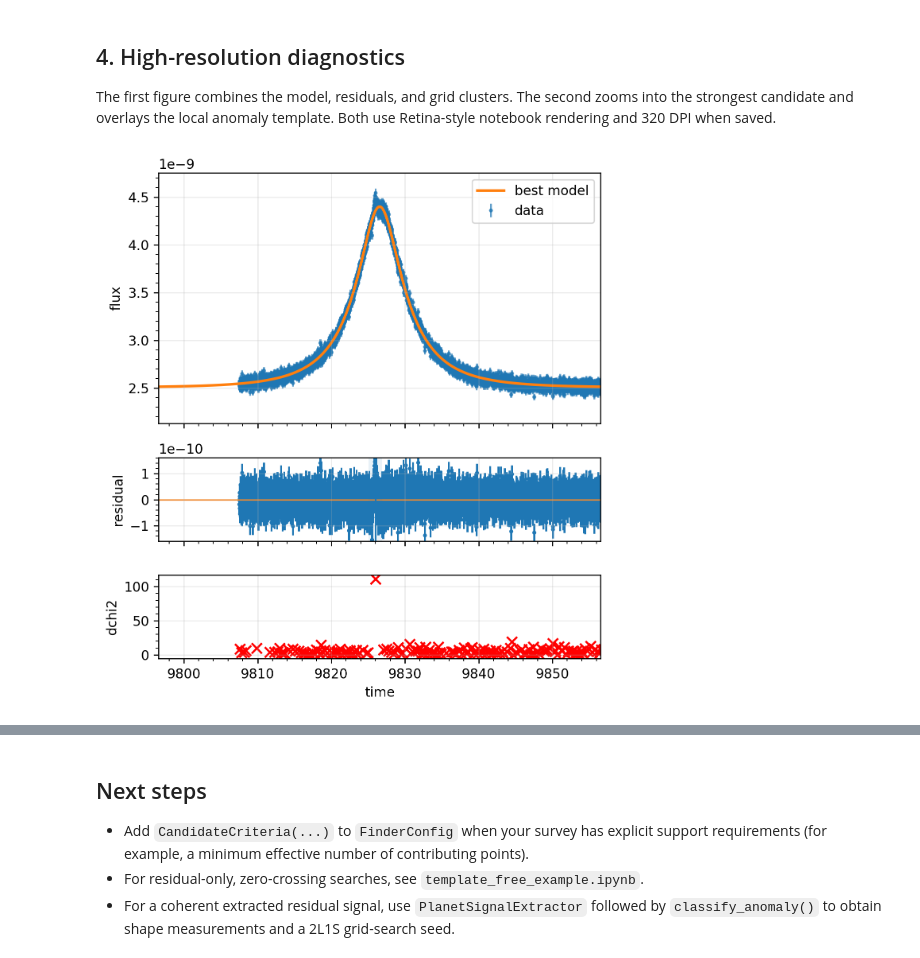
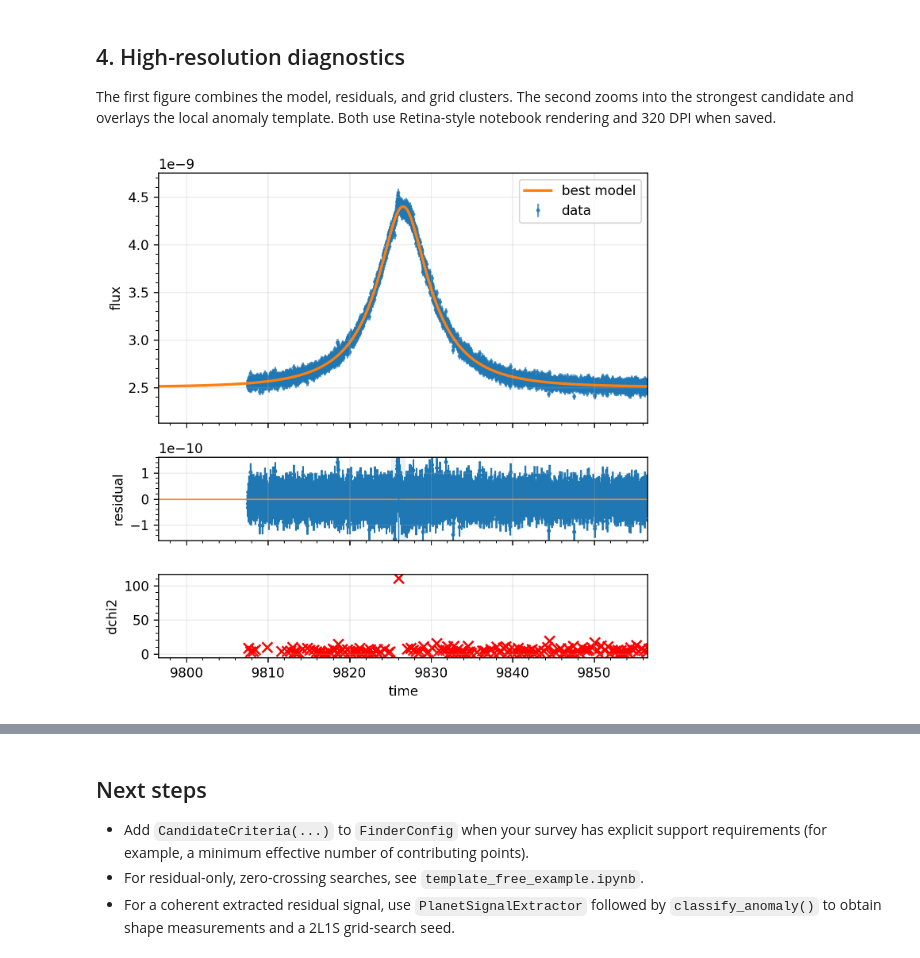
Before and after one commit to NunotaKansuke/jacscanomaly, a Jupyter notebook: example/template_scan_example.ipynb, the cells around one changed output, grey strips where cells are left out. Drawn from its saved outputs; the diff is of its cells as text; code cells hidden in the pictures.

```diff
--- a/example/template_scan_example.ipynb
+++ b/example/template_scan_example.ipynb
@@ -25,7 +25,7 @@ except ImportError:  # also works when run outside Jupyter
 plt.rcParams.update({
     "figure.dpi": 120,
     "savefig.dpi": 320,
-    "figure.figsize": (5.5, 6),
+    "figure.figsize": (6, 6),
     "axes.grid": True,
     "grid.alpha": 0.25,
 })
@@ -119,17 +119,17 @@ The first figure combines the model, residuals, and grid clusters. The second zo
 # %%
 fig, axes = finder.plot_result(
     show=False,
-    figsize=(5.5, 6),
+    figsize=(6, 6),
     show_anomaly_window=True,
     model_base_points=256,
 )
 fig.tight_layout()
 plt.show()
 
 # Uncomment to create a publication-ready raster image.
 # fig.savefig("template_scan_overview.png", bbox_inches="tight")
 # %% [output]
-[figure, old version]
+[figure, new version]
 # %%
 if result.best is not None:
     fig, ax = finder.plot_anomaly_window(show=False, a=7.0)
```
Also changed, not shown: parts of 5 cells of this notebook.
